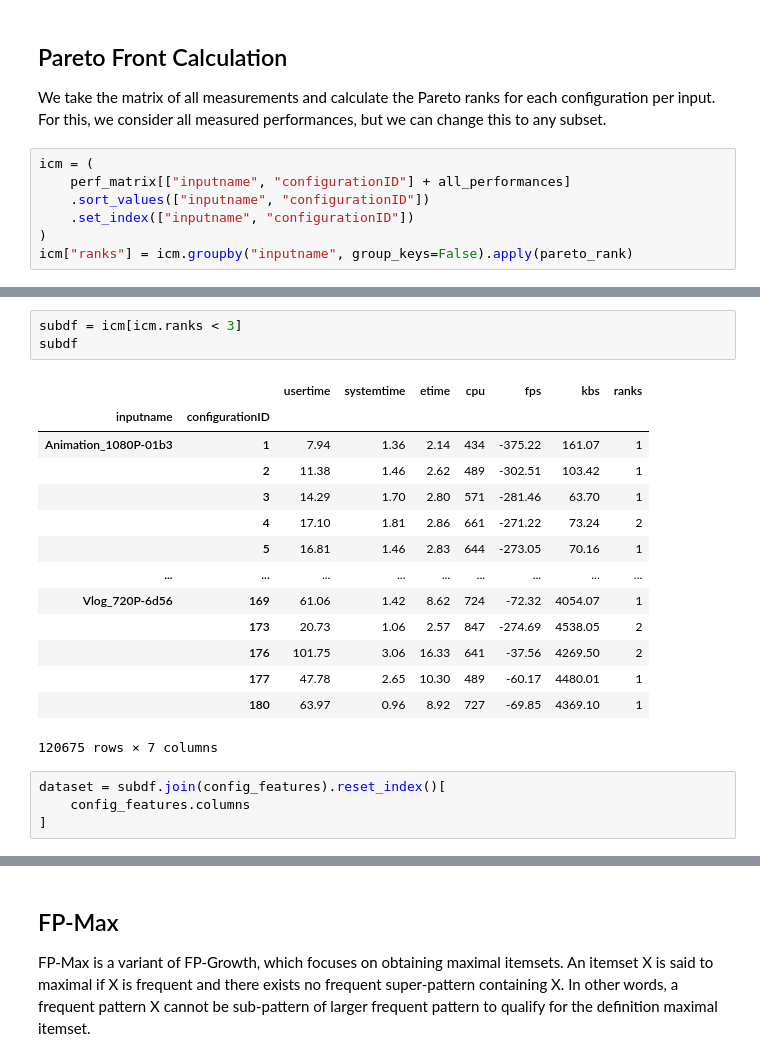
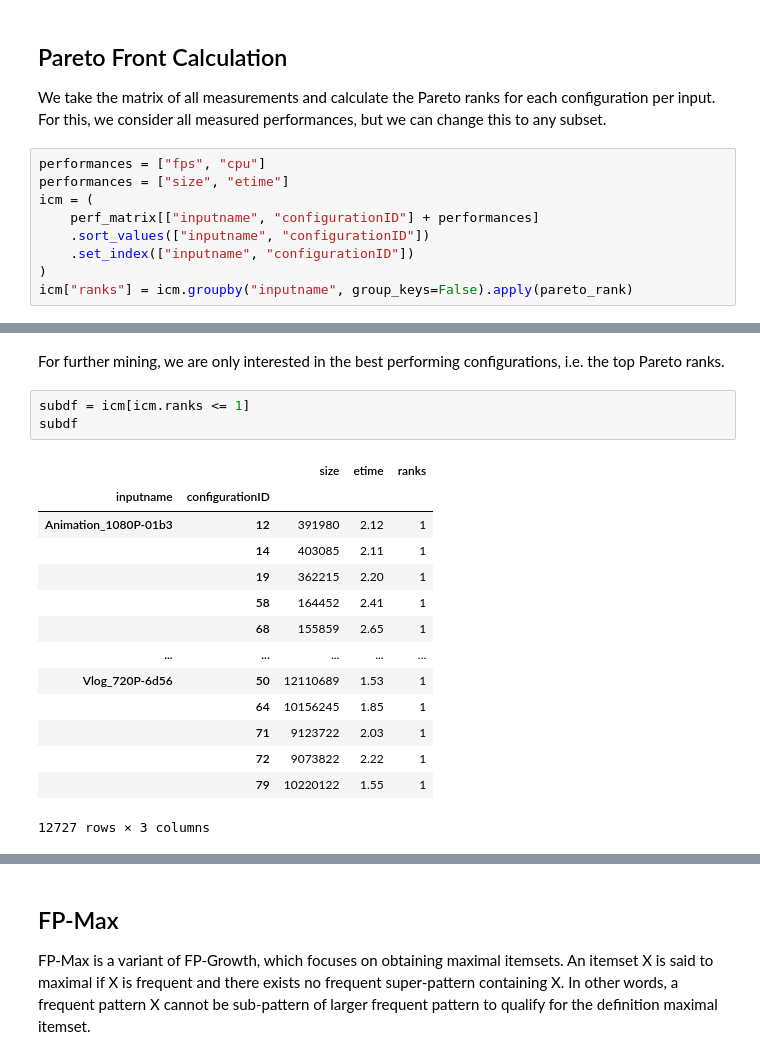
Before and after one commit to simula-vias/partial-configuration, a Jupyter notebook: src/pci.ipynb, the cells around one changed output, grey strips where cells are left out. Saved outputs shown, nothing was run; the diff lists cells and outputs as text.

```diff
--- a/src/pci.ipynb
+++ b/src/pci.ipynb
@@ -62,8 +80,10 @@ config_features
 
 We take the matrix of all measurements and calculate the Pareto ranks for each configuration per input. For this, we consider all measured performances, but we can change this to any subset.
 # %%
+performances = ["fps", "cpu"]
+performances = ["size", "etime"]
 icm = (
-    perf_matrix[["inputname", "configurationID"] + all_performances]
+    perf_matrix[["inputname", "configurationID"] + performances]
     .sort_values(["inputname", "configurationID"])
     .set_index(["inputname", "configurationID"])
 )
@@ -71,22 +111,20 @@ icm["ranks"] = icm.groupby("inputname", group_keys=False).apply(pareto_rank)
+# %% [markdown]
+For further mining, we are only interested in the best performing configurations, i.e. the top Pareto ranks.
 # %%
-subdf = icm[icm.ranks < 3]
+subdf = icm[icm.ranks <= 1]
 subdf
 # %% [output]
-|  |  | usertime | systemtime | etime | cpu | fps | kbs | ranks |
-| inputname | configurationID |  |  |  |  |  |  |  |
-| Animation_1080P-01b3 | 1 | 7.94 | 1.36 | 2.14 | 434 | -375.22 | 161.07 | 1 |
-|  | 2 | 11.38 | 1.46 | 2.62 | 489 | -302.51 | 103.42 | 1 |
-|  | 3 | 14.29 | 1.70 | 2.80 | 571 | -281.46 | 63.70 | 1 |
-|  | 4 | 17.10 | 1.81 | 2.86 | 661 | -271.22 | 73.24 | 2 |
-|  | 5 | 16.81 | 1.46 | 2.83 | 644 | -273.05 | 70.16 | 1 |
-| ... | ... | ... | ... | ... | ... | ... | ... | ... |
-| Vlog_720P-6d56 | 169 | 61.06 | 1.42 | 8.62 | 724 | -72.32 | 4054.07 | 1 |
-|  | 173 | 20.73 | 1.06 | 2.57 | 847 | -274.69 | 4538.05 | 2 |
-|  | 176 | 101.75 | 3.06 | 16.33 | 641 | -37.56 | 4269.50 | 2 |
-|  | 177 | 47.78 | 2.65 | 10.30 | 489 | -60.17 | 4480.01 | 1 |
-|  | 180 | 63.97 | 0.96 | 8.92 | 727 | -69.85 | 4369.10 | 1 |
+|  |  | size | etime | ranks |
+| inputname | configurationID |  |  |  |
+| Animation_1080P-01b3 | 12 | 391980 | 2.12 | 1 |
+|  | 14 | 403085 | 2.11 | 1 |
+|  | 19 | 362215 | 2.20 | 1 |
+|  | 58 | 164452 | 2.41 | 1 |
+|  | 68 | 155859 | 2.65 | 1 |
+| ... | ... | ... | ... | ... |
+| Vlog_720P-6d56 | 50 | 12110689 | 1.53 | 1 |
+|  | 64 | 10156245 | 1.85 | 1 |
+|  | 71 | 9123722 | 2.03 | 1 |
+|  | 72 | 9073822 | 2.22 | 1 |
+|  | 79 | 10220122 | 1.55 | 1 |
-120675 rows × 7 columns
+12727 rows × 3 columns
-# %%
-dataset = subdf.join(config_features).reset_index()[
-    config_features.columns
-]
```
Also changed, not shown: parts of 16 cells of this notebook.
